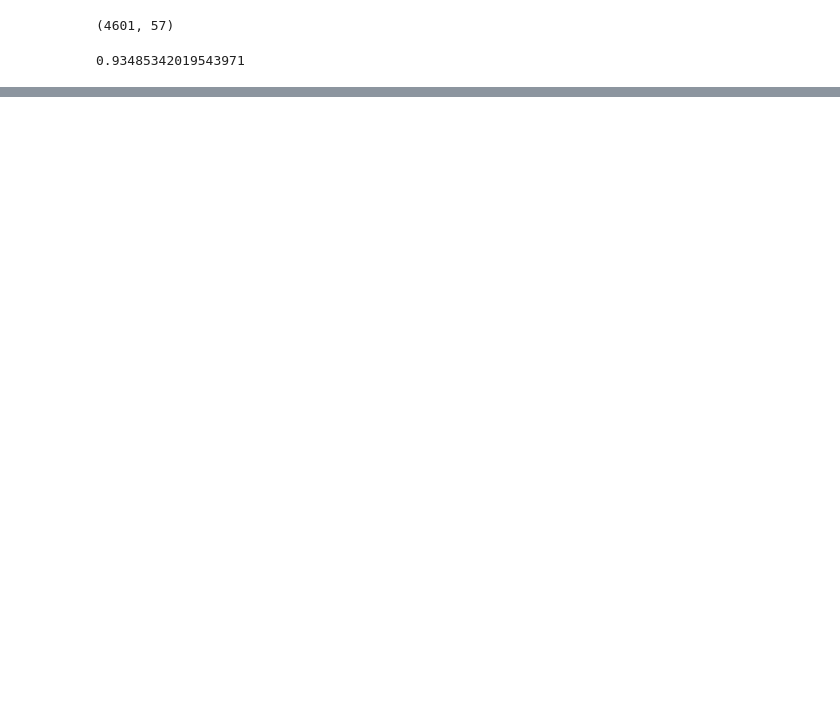
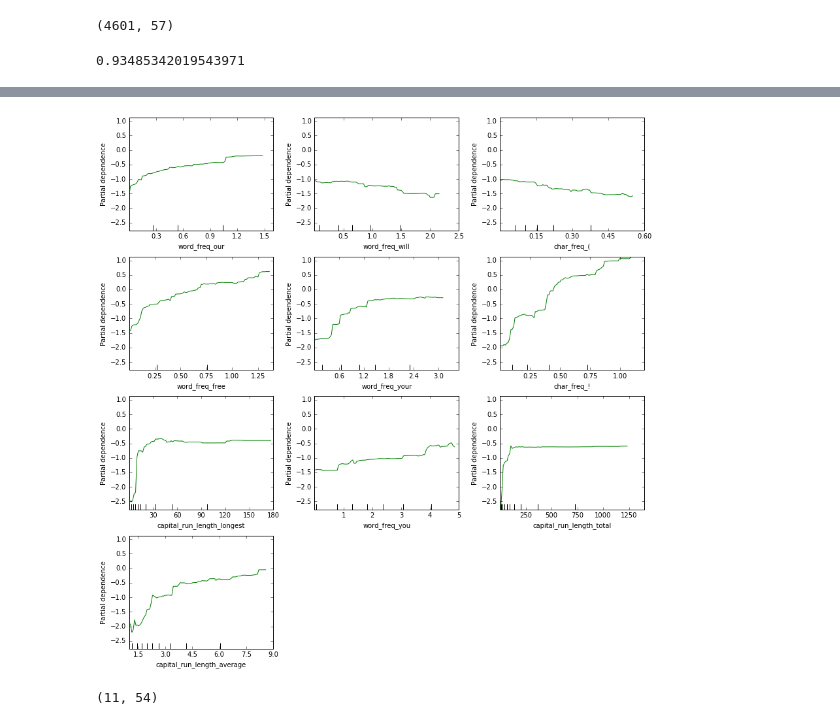
Before and after one commit to EloisaElias/Elo_portfolio, a Jupyter notebook: 26_AdaBoost_Classifier.ipynb, the cells around one changed output, grey strips where cells are left out. Drawn from its saved outputs; the diff is of its cells as text; code cells hidden in the pictures; blank space fills up the shorter version.

```diff
--- a/26_AdaBoost_Classifier.ipynb
+++ b/26_AdaBoost_Classifier.ipynb
@@ -106,0 +220,8 @@ accuracy_score(y_test, aboost.predict(X_test))
+# %%
+feature_index = np.argsort(gboost_best.feature_importances_)[-10:]
+
+feature_importance = pd.Series(gboost_best.feature_importances_, index=feature_names)
+feature_importance = feature_importance.sort_values()
+
+top10_features = feature_importance.sort_values(ascending=False)[:10]
+top10_features
@@ -106,0 +246,11 @@ accuracy_score(y_test, aboost.predict(X_test))
+# %%
+plot_partial_dependence(gboost_best, X_train, feature_index, feature_names=feature_names, figsize=(12, 12))
+plt.tight_layout()
+plt.show()
+# %% [output]
+[figure, added]
+# %%
+target_features = (feature_index[1], feature_index[-1])
+target_features
+# %% [output]
+(11, 54)
```
Also changed, not shown: parts of 21 cells of this notebook.
